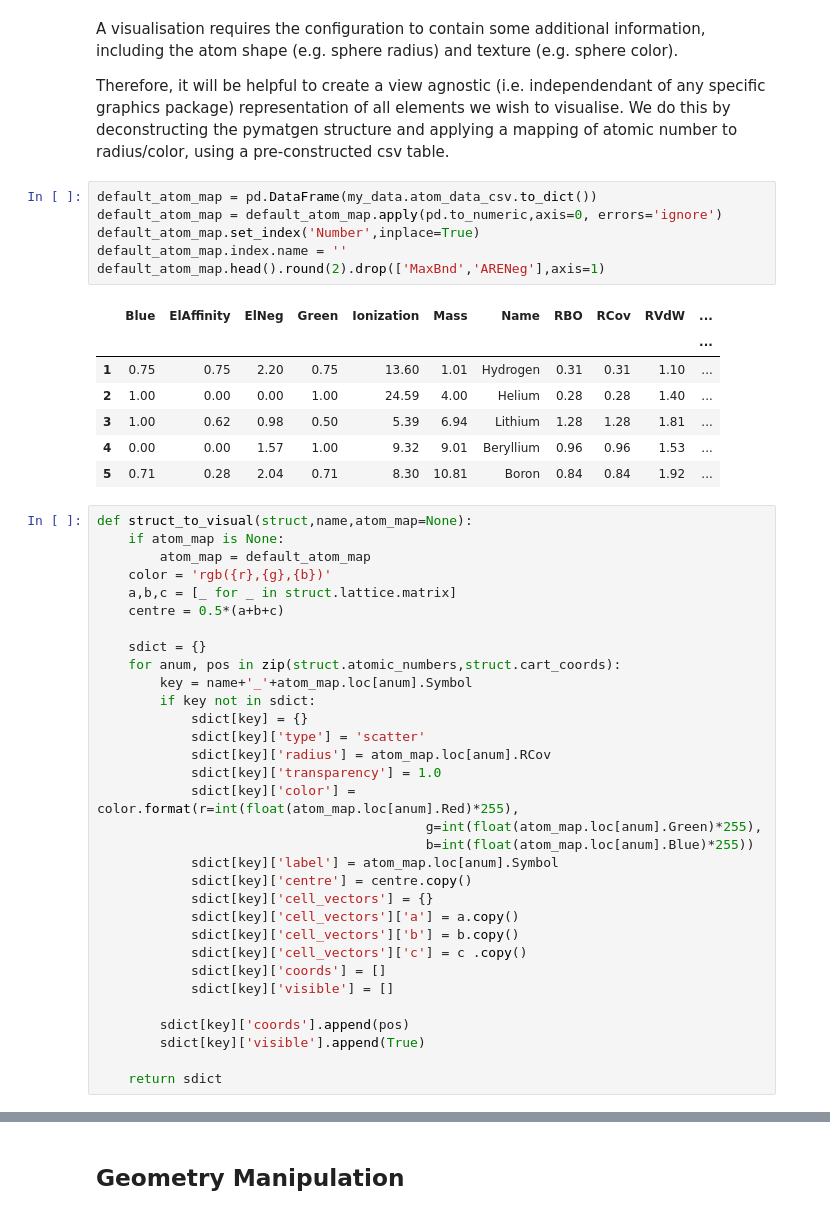
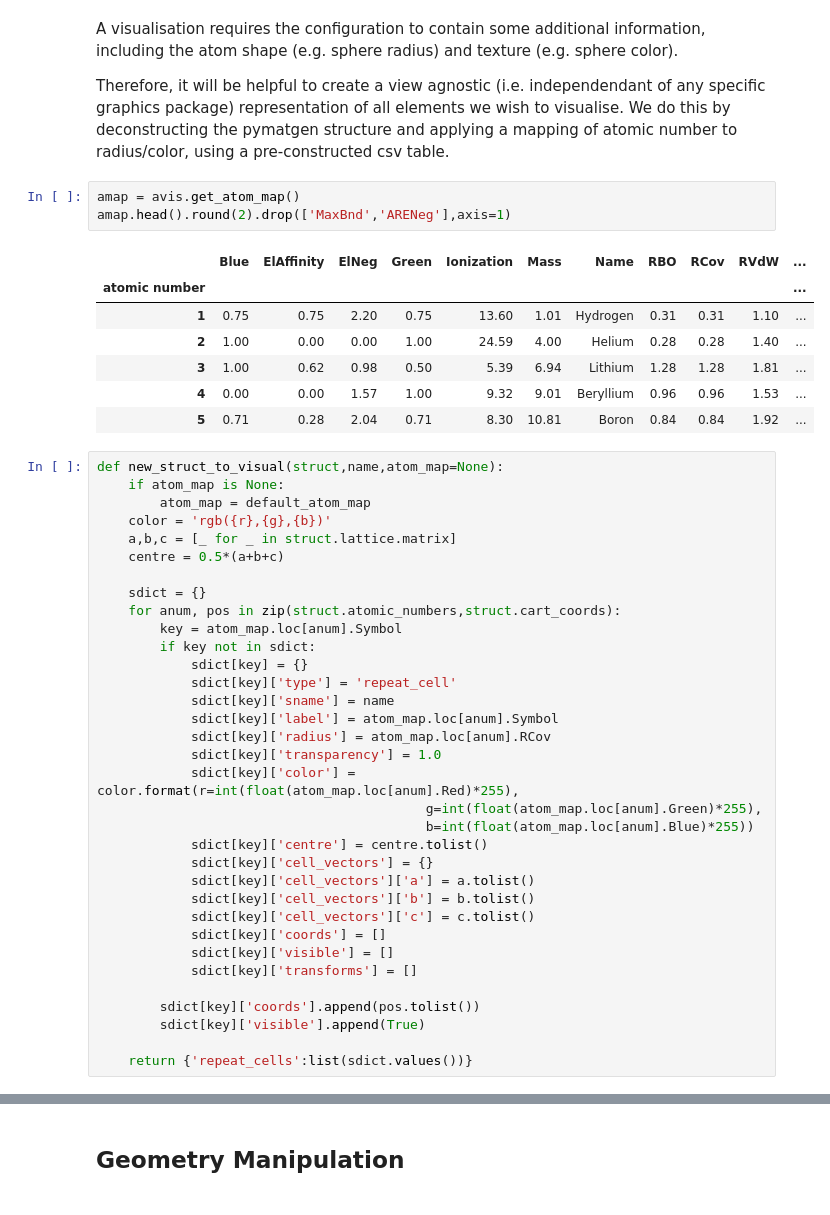
Before and after one commit to chrisjsewell/chrisjsewell.github.io, a Jupyter notebook: 3d_atomic/3D Atomic Visualisation.ipynb, the cells around one changed output, grey strips where cells are left out. Cells and saved outputs as stored; diff of their text form.

```diff
--- a/3d_atomic/3D Atomic Visualisation.ipynb
+++ b/3d_atomic/3D Atomic Visualisation.ipynb
@@ -92,22 +177,19 @@ A visualisation requires the configuration to contain some additional informatio
 including the atom shape (e.g. sphere radius) and texture (e.g. sphere color).
 
 Therefore, it will be helpful to create a view agnostic (i.e. independendant of any specific graphics package) representation of all elements we wish to visualise. We do this by deconstructing the pymatgen structure and applying a mapping of atomic number to radius/color, using a pre-constructed csv table.
-# %%
-default_atom_map = pd.DataFrame(my_data.atom_data_csv.to_dict())
-default_atom_map = default_atom_map.apply(pd.to_numeric,axis=0, errors='ignore')
-default_atom_map.set_index('Number',inplace=True)
-default_atom_map.index.name = ''
-default_atom_map.head().round(2).drop(['MaxBnd','ARENeg'],axis=1)
-# %% [output]
-|  | Blue | ElAffinity | ElNeg | Green | Ionization | Mass | Name | RBO | RCov | RVdW | ... |
-|  |  |  |  |  |  |  |  |  |  |  | ... |
-| 1 | 0.75 | 0.75 | 2.20 | 0.75 | 13.60 | 1.01 | Hydrogen | 0.31 | 0.31 | 1.10 | ... |
-| 2 | 1.00 | 0.00 | 0.00 | 1.00 | 24.59 | 4.00 | Helium | 0.28 | 0.28 | 1.40 | ... |
-| 3 | 1.00 | 0.62 | 0.98 | 0.50 | 5.39 | 6.94 | Lithium | 1.28 | 1.28 | 1.81 | ... |
-| 4 | 0.00 | 0.00 | 1.57 | 1.00 | 9.32 | 9.01 | Beryllium | 0.96 | 0.96 | 1.53 | ... |
-| 5 | 0.71 | 0.28 | 2.04 | 0.71 | 8.30 | 10.81 | Boron | 0.84 | 0.84 | 1.92 | ... |
+# %%
+amap = avis.get_atom_map()
+amap.head().round(2).drop(['MaxBnd','ARENeg'],axis=1)
+# %% [output]
+|  | Blue | ElAffinity | ElNeg | Green | Ionization | Mass | Name | RBO | RCov | RVdW | ... |
+| atomic number |  |  |  |  |  |  |  |  |  |  | ... |
+| 1 | 0.75 | 0.75 | 2.20 | 0.75 | 13.60 | 1.01 | Hydrogen | 0.31 | 0.31 | 1.10 | ... |
+| 2 | 1.00 | 0.00 | 0.00 | 1.00 | 24.59 | 4.00 | Helium | 0.28 | 0.28 | 1.40 | ... |
+| 3 | 1.00 | 0.62 | 0.98 | 0.50 | 5.39 | 6.94 | Lithium | 1.28 | 1.28 | 1.81 | ... |
+| 4 | 0.00 | 0.00 | 1.57 | 1.00 | 9.32 | 9.01 | Beryllium | 0.96 | 0.96 | 1.53 | ... |
+| 5 | 0.71 | 0.28 | 2.04 | 0.71 | 8.30 | 10.81 | Boron | 0.84 | 0.84 | 1.92 | ... |
 # %%
-def struct_to_visual(struct,name,atom_map=None):
+def new_struct_to_visual(struct,name,atom_map=None):
     if atom_map is None:
         atom_map = default_atom_map
     color = 'rgb({r},{g},{b})'
@@ -116,27 +198,29 @@ def struct_to_visual(struct,name,atom_map=None):
 
     sdict = {}
     for anum, pos in zip(struct.atomic_numbers,struct.cart_coords):
-        key = name+'_'+atom_map.loc[anum].Symbol
+        key = atom_map.loc[anum].Symbol
         if key not in sdict:
             sdict[key] = {}
-            sdict[key]['type'] = 'scatter'
+            sdict[key]['type'] = 'repeat_cell'
+            sdict[key]['sname'] = name
+            sdict[key]['label'] = atom_map.loc[anum].Symbol
             sdict[key]['radius'] = atom_map.loc[anum].RCov
             sdict[key]['transparency'] = 1.0
             sdict[key]['color'] = color.format(r=int(float(atom_map.loc[anum].Red)*255),
                                           g=int(float(atom_map.loc[anum].Green)*255),
                                           b=int(float(atom_map.loc[anum].Blue)*255))
-            sdict[key]['label'] = atom_map.loc[anum].Symbol
-            sdict[key]['centre'] = centre.copy()
+            sdict[key]['centre'] = centre.tolist()
             sdict[key]['cell_vectors'] = {}
-            sdict[key]['cell_vectors']['a'] = a.copy()
-            sdict[key]['cell_vectors']['b'] = b.copy()
-            sdict[key]['cell_vectors']['c'] = c .copy()
+            sdict[key]['cell_vectors']['a'] = a.tolist()
+            sdict[key]['cell_vectors']['b'] = b.tolist()
+            sdict[key]['cell_vectors']['c'] = c.tolist()
             sdict[key]['coords'] = []
             sdict[key]['visible'] = []
+            sdict[key]['transforms'] = []
 
-        sdict[key]['coords'].append(pos)
+        sdict[key]['coords'].append(pos.tolist())
         sdict[key]['visible'].append(True)
 
-    return sdict
+    return {'repeat_cells':list(sdict.values())}
 # %%
 struct = my_data.cif_files.FeS_mackinawite_cif.structure
```
Also changed, not shown: parts of 47 cells of this notebook, 7 other files.
